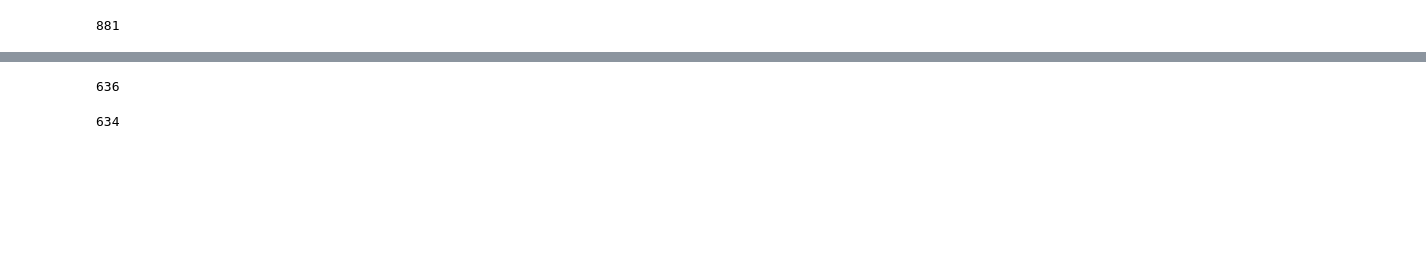
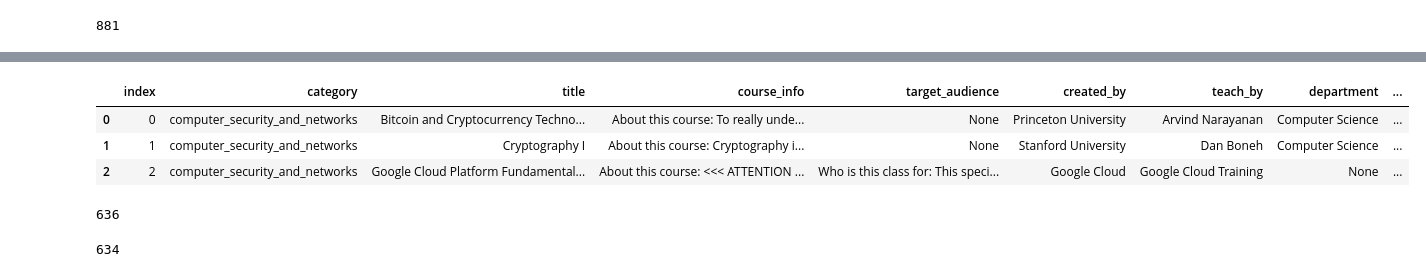
Before and after one commit to sharon1018/Advance_Database_Final, a Jupyter notebook: 2_Coursera.ipynb, the cells around one changed output, grey strips where cells are left out. Saved outputs shown, nothing was run; the diff lists cells and outputs as text; code cells hidden in the pictures; blank space fills up the shorter version.

Commit message:
add category num

```diff
--- a/2_Coursera.ipynb
+++ b/2_Coursera.ipynb
@@ -98,43 +99,3 @@ data = pd.DataFrame({'index': index,
 course_list_cat = ['computer_security_and_networks','algorithms','cloud_computing' ,'data_management' ,
                'design_and_product','electrical_engineering' ,'math_and_logic' ,'mobile_and_web_development' ,'networking',
               'probability_and_statistics','security','machine_learning' ,'data_analysis','software_development']
-# %%
-def get_course(course):
-    #for cat_num in range(len(course)):
-    cat=[]; title=[]; week_data=[]; target_audience=[]; created_by=[]; teach_by=[]
-    week_data_title=[]; course_info=[]; department=[]; week_data_desc=[]
-    package_num=[];package_name=[]; level=[]; rating=[]; index=[]
-    for (category) in course:
-        for n in range(len(eval(category))):
-            for i in range(len(eval(category)[n]['teach_by'])):
-                    cat.append(category)
-                    title.append(eval(category)[n]['title'])
-                    target_audience.append(eval(category)[n]['target_audience'])
-                    created_by.append(eval(category)[n]['created_by'])
-                    course_info.append(eval(category)[n]['course_info'])
-                    package_num.append(eval(category)[n]['package_num'])
-                    package_name.append(eval(category)[n]['package_name'])
-                    level.append(eval(category)[n]['level'])
-                    rating.append(eval(category)[n]['rating'])
-                    index.append(n)
-                    teach_by.append(list((eval(category)[n]['teach_by'][i].values()))[0])
-                    department.append(list((eval(category)[n]['teach_by'][i].values()))[1])
-
-    data = pd.DataFrame({
-                   'category': cat,
-                   'index': index,
-                    'title': title,
-                    'target_audience': target_audience,
-                    'created_by' : created_by,
-                    'course_info': course_info,
-                    'teach_by': teach_by,
-                     'department': department,
-                     'level': level,
-                     'rating': rating,
-                     'package_num': package_num,
-                     'package_name': package_name
-                    },
-                    columns = ['index','category', 'title',
-                               'course_info', 'target_audience', 'created_by','teach_by',
-                               'department','package_num','package_name', 'level','rating'])
-    return data
@@ -162,3 +102,12 @@ get_course(course_list_cat)
+# %%
+data = get_course(course_list_cat)
+# %%
+data.head(3)
+# %% [output]
+|  | index | category | title | course_info | target_audience | created_by | teach_by | department | ... |
+| 0 | 0 | computer_security_and_networks | Bitcoin and Cryptocurrency Techno... | About this course: To really unde... | None | Princeton University | Arvind Narayanan | Computer Science | ... |
+| 1 | 1 | computer_security_and_networks | Cryptography I | About this course: Cryptography i... | None | Stanford University | Dan Boneh | Computer Science | ... |
+| 2 | 2 | computer_security_and_networks | Google Cloud Platform Fundamental... | About this course: <<< ATTENTION ... | Who is this class for: This speci... | Google Cloud | Google Cloud Training | None | ... |
 # %%
 len(data.title.unique())
 # %% [output]
```
Also changed, not shown: parts of 21 cells of this notebook.
